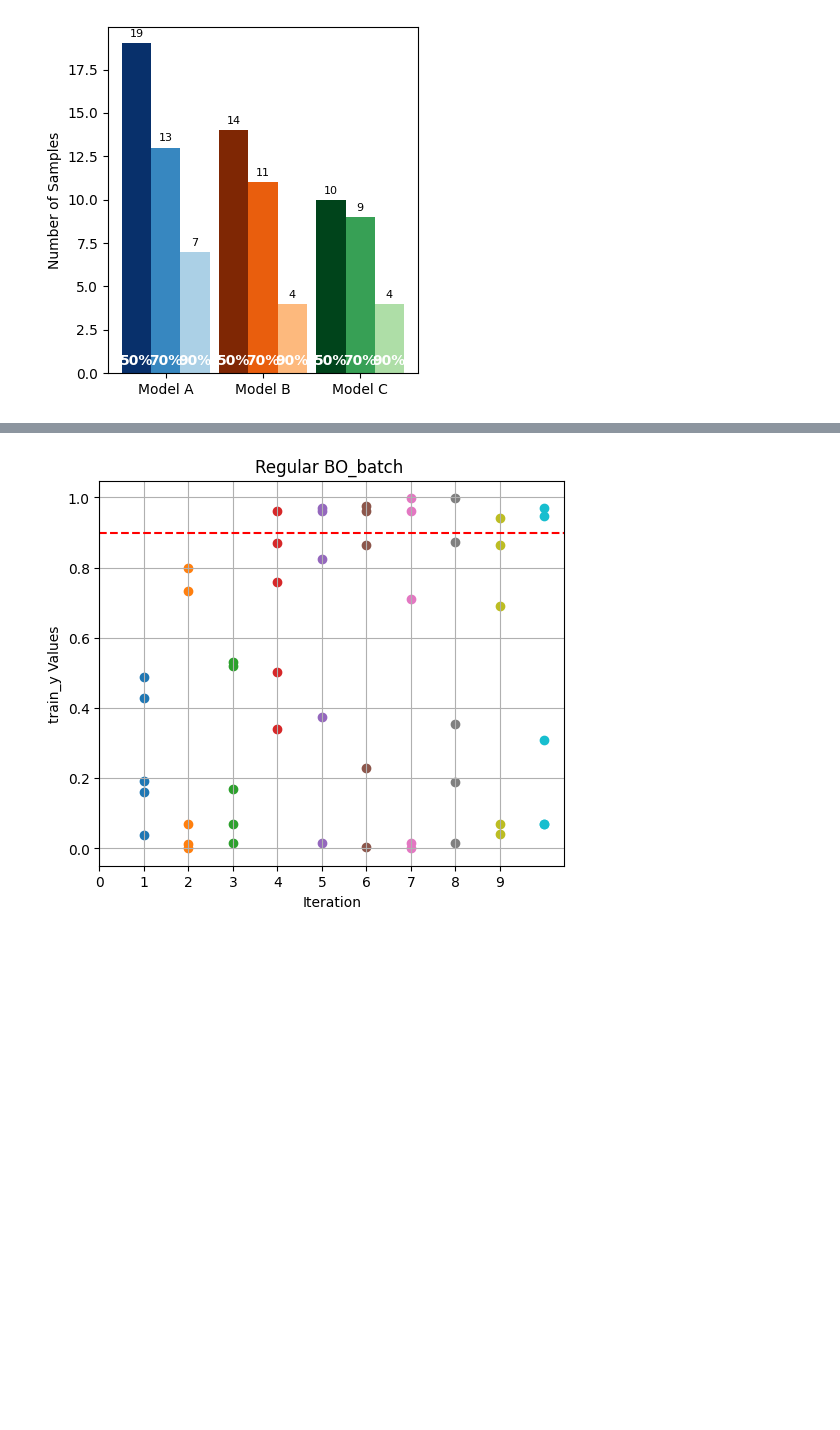
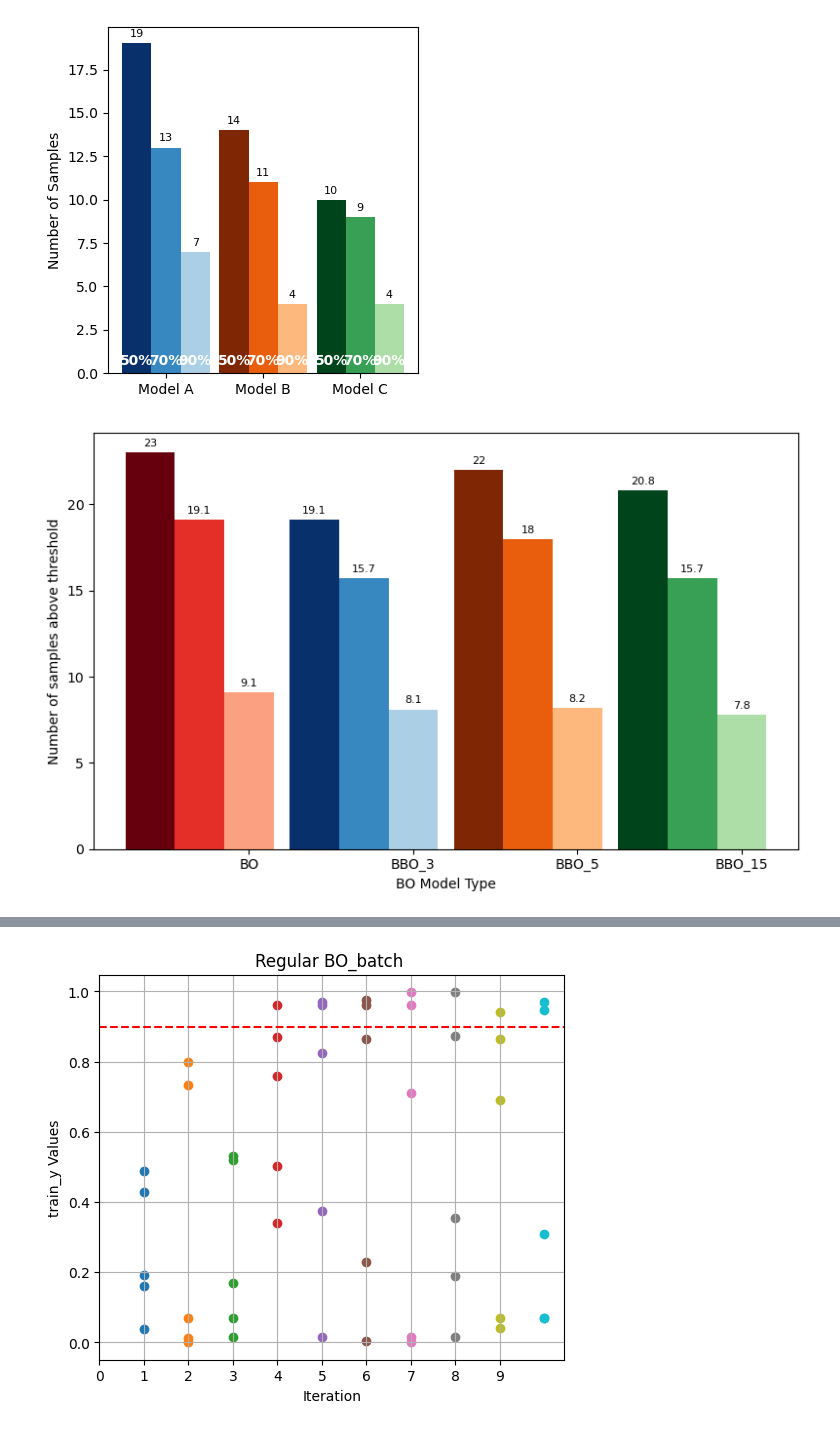
Before and after one commit to uwsunlab/BO-RFB, a Jupyter notebook: PoolBased/ComparisonTesting/BOvsBBOvsRandom.ipynb, the cells around one changed output, grey strips where cells are left out. Drawn from its saved outputs; the diff is of its cells as text; code cells hidden in the pictures; blank space fills up the shorter version.

```diff
--- a/PoolBased/ComparisonTesting/BOvsBBOvsRandom.ipynb
+++ b/PoolBased/ComparisonTesting/BOvsBBOvsRandom.ipynb
@@ -251,0 +258,73 @@ plotting.sliced_plotting(combination, minmax)
+# %%
+# Find indices where yield > 0.9 for each batch size
+thresholds = [0.5, 0.7, 0.9]
+idsBO_all = []
+idsBBO_3_all = []
+idsBBO_5_all = []
+idsBBO_15_all = []
+# Store the number of samples above each threshold for each run and batch size
+idsBO_all = {thresh: [] for thresh in thresholds}
+idsBBO_3_all = {thresh: [] for thresh in thresholds}
+idsBBO_5_all = {thresh: [] for thresh in thresholds}
+idsBBO_15_all = {thresh: [] for thresh in thresholds}
+
+for result in results_store:
+    for thresh in thresholds:
+        idsBO = len((result[1]['y_best'] > thresh).nonzero(as_tuple=True)[0].tolist())
+        idsBBO_3 = len((result[3]['y_best'] > thresh).nonzero(as_tuple=True)[0].tolist())
+        idsBBO_5 = len((result[5]['y_best'] > thresh).nonzero(as_tuple=True)[0].tolist())
+        idsBBO_15 = len((result[15]['y_best'] > thresh).nonzero(as_tuple=True)[0].tolist())
+        idsBO_all[thresh].append(idsBO)
+        idsBBO_3_all[thresh].append(idsBBO_3)
+        idsBBO_5_all[thresh].append(idsBBO_5)
+        idsBBO_15_all[thresh].append(idsBBO_15)
+
+# Convert lists to numpy arrays for easier stats
+for d in [idsBO_all, idsBBO_3_all, idsBBO_5_all, idsBBO_15_all]:
+    for thresh in thresholds:
+        d[thresh] = np.array(d[thresh])
+
+# Plot the number of samples above each threshold for each method
+
+labels = ['BO', 'BBO_3', 'BBO_5', 'BBO_15']
+cmap_dict = {'BO': cm.Reds, 'BBO_3': cm.Blues, 'BBO_5': cm.Oranges, 'BBO_15': cm.Greens}
+
+
+fig, ax = plt.subplots(figsize=(8, 5))
+bar_width = 0.3
+x = np.arange(len(labels))
+
+for i, thresh in enumerate(thresholds):
+    means = [
+        idsBO_all[thresh].mean(),
+        idsBBO_3_all[thresh].mean(),
+        idsBBO_5_all[thresh].mean(),
+        idsBBO_15_all[thresh].mean()
+    ]
+    stds = [
+        idsBO_all[thresh].std(),
+        idsBBO_3_all[thresh].std(),
+        idsBBO_5_all[thresh].std(),
+        idsBBO_15_all[thresh].std()
+    ]
+# Plot each model group
+for i, (model, counts) in enumerate(zip(labels, model_counts)):
+    cmap = cmap_dict[model]
+    # Light to dark (0 = light, 1 = dark); reversed here for higher threshold to be lighter
+    gradient_colors = [cmap(1 - j / num_bars_per_model) for j in range(num_bars_per_model)]
+
+    for j, count in enumerate(counts):
+        # j = threshold index (0: 0.5, 1: 0.7, 2: 0.9)
+        xpos = x[i] + j * bar_width - bar_width  # Center group around x[i]
+        rect = ax.bar(xpos, count, width=bar_width, color=gradient_colors[j],
+                      label=f'{model} - {thresholds[j]:.1f}' if i == 0 else None)  # Only label once per threshold
+        ax.bar_label(rect, padding=3, fontsize=8)
+ax.set_xticks(x + bar_width)
+ax.set_xticklabels(labels)
+ax.set_ylabel('Number of samples above threshold')
+ax.set_xlabel('BO Model Type')
+# ax.legend(title='Threshold')
+plt.tight_layout()
+plt.show()
+# %% [output]
+[figure, added]
```
Also changed, not shown: parts of 15 cells of this notebook, 3 other files.
